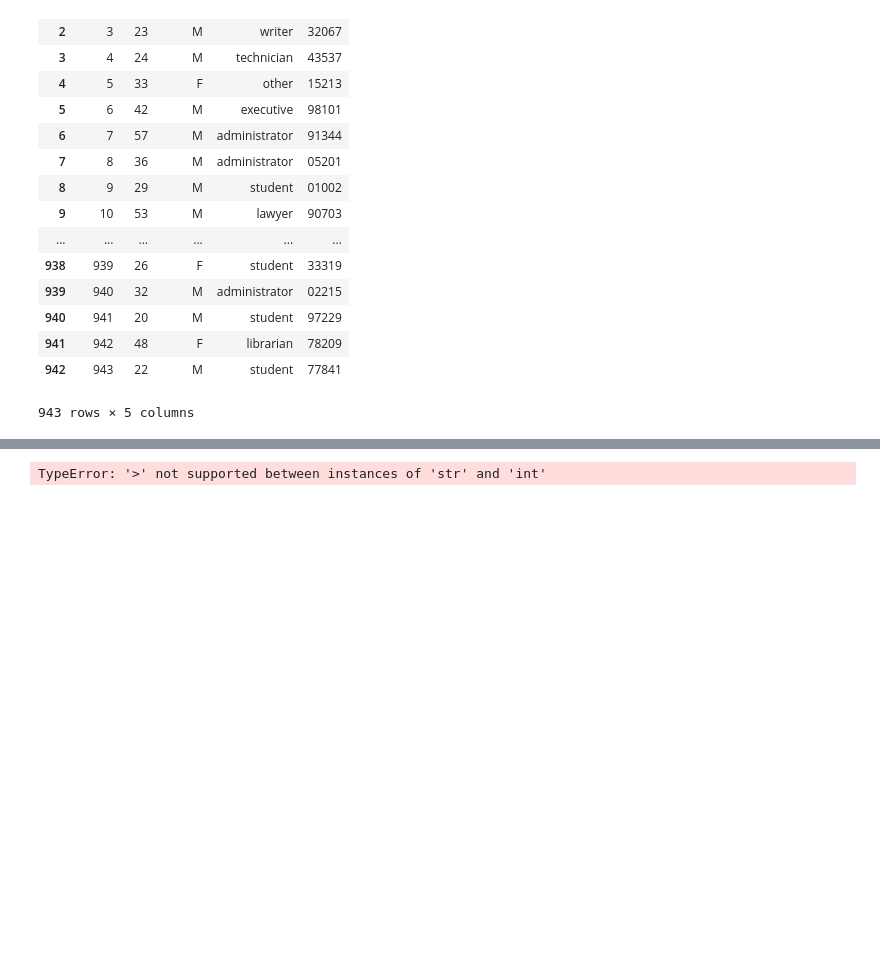
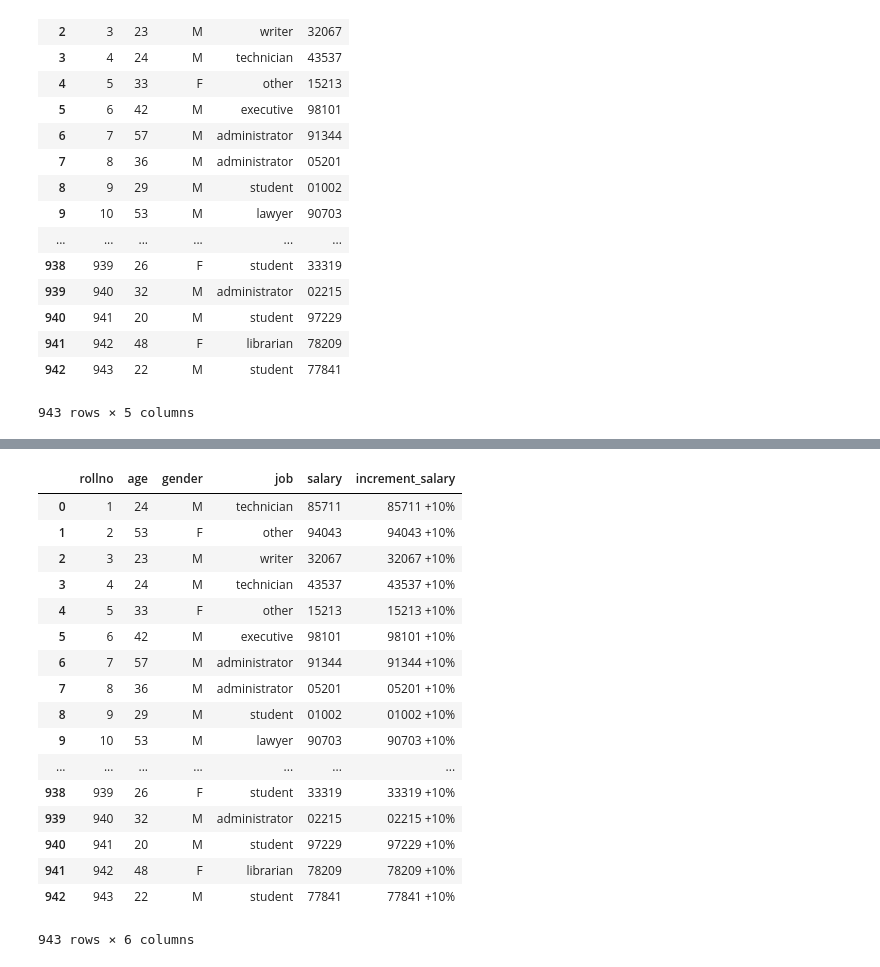
Before and after one commit to tejaswini-05/problem-solving-and-programming-in-python, a Jupyter notebook: 11-10-2019.ipynb, the cells around one changed output, grey strips where cells are left out. Saved outputs shown, nothing was run; the diff lists cells and outputs as text; code cells hidden in the pictures; blank space fills up the shorter version.

```diff
--- a/11-10-2019.ipynb
+++ b/11-10-2019.ipynb
@@ -374,4 +374,22 @@ k.loc[k['age']>30]
 # %%
-k.loc[k['salary']>90000]
+k['increment_salary']=k['salary']+' ''+''10%'
+k
 # %% [output]
+|  | rollno | age | gender | job | salary | increment_salary |
+| 0 | 1 | 24 | M | technician | 85711 | 85711 +10% |
+| 1 | 2 | 53 | F | other | 94043 | 94043 +10% |
+| 2 | 3 | 23 | M | writer | 32067 | 32067 +10% |
+| 3 | 4 | 24 | M | technician | 43537 | 43537 +10% |
+| 4 | 5 | 33 | F | other | 15213 | 15213 +10% |
+| 5 | 6 | 42 | M | executive | 98101 | 98101 +10% |
+| 6 | 7 | 57 | M | administrator | 91344 | 91344 +10% |
+| 7 | 8 | 36 | M | administrator | 05201 | 05201 +10% |
+| 8 | 9 | 29 | M | student | 01002 | 01002 +10% |
+| 9 | 10 | 53 | M | lawyer | 90703 | 90703 +10% |
+| ... | ... | ... | ... | ... | ... | ... |
+| 938 | 939 | 26 | F | student | 33319 | 33319 +10% |
+| 939 | 940 | 32 | M | administrator | 02215 | 02215 +10% |
+| 940 | 941 | 20 | M | student | 97229 | 97229 +10% |
+| 941 | 942 | 48 | F | librarian | 78209 | 78209 +10% |
+| 942 | 943 | 22 | M | student | 77841 | 77841 +10% |
-TypeError: '>' not supported between instances of 'str' and 'int'
+943 rows × 6 columns
```
Also changed, not shown: parts of 1 cell of this notebook.
